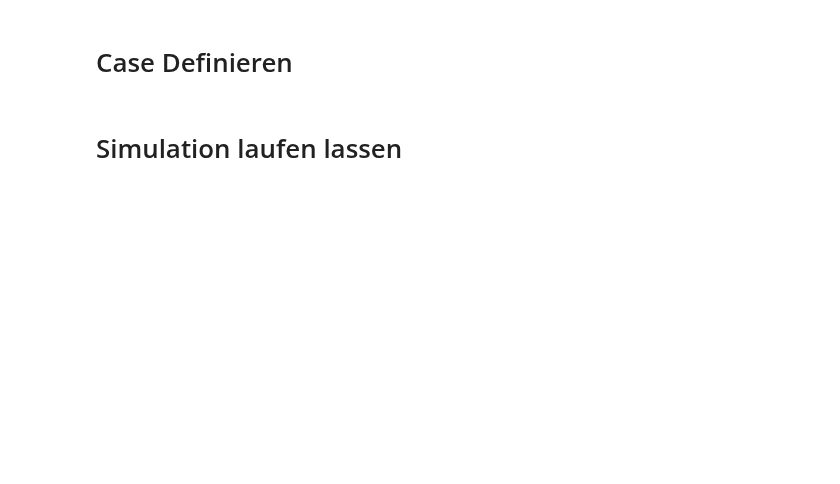
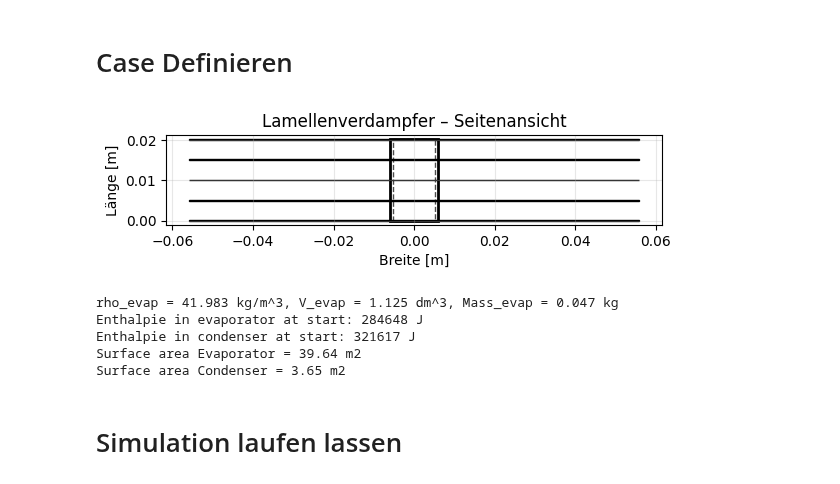
Before and after one commit to Lakito0100/MSE_VT1_luethluk, a Jupyter notebook: Examples/Example_Case_2 (F1)/Example_Case_2.ipynb, the cells around one changed output. Cells and saved outputs as stored; diff of their text form; code cells hidden in the pictures; blank space fills up the shorter version.

```diff
--- a/Examples/Example_Case_2 (F1)/Example_Case_2.ipynb
+++ b/Examples/Example_Case_2 (F1)/Example_Case_2.ipynb
@@ -33,12 +33,12 @@ rho_amb_in = 1.0 / HAPropsSI("Vha","T",T_a+273.15,"P",P,"R",RH)
 
 refrigerant = "R134a"
 #at evaportor
-x_evap = 0.45
+x_evap = 0.4
 p_ref_evap = PropsSI("P", "T", T_a + 273.15, "Q", 0, refrigerant)
 h_ref_evap = PropsSI("H", "T", T_a + 273.15, "Q", x_evap, refrigerant)
 
 #at condenser
-x_cond = 0.45
+x_cond = 0.4
 p_ref_cond = PropsSI("P", "T", T_in_water + 273.15, "Q", 0, refrigerant)
 h_ref_cond = PropsSI("H", "T", T_in_water + 273.15, "Q", x_cond, refrigerant)
 
@@ -62,6 +62,7 @@ geom = FinnTubedHX(
 gs = GridShape(
     t_end = 4*60.0,      # s endtime
     dt = 0.1,           # s time step
+    print_output_every_x_it = 20,
     store_grid_every_x_it = 100,
 
     nx = 100,
@@ -125,33 +126,40 @@ HP = HeatPump(
     A_flow_cond = 0.01,
     t_plate = 0.001,
     height_cond=1.0,
     length_cond=0.5,
     n_plates=22,
     A_plate = 3.65,
     c_plate = 500,
     rho_plate = 8000.0,
     lamda_plate = 50.0,
 
     #water
     T_in_water = T_in_water,
     m_water = 10.0,
     c_water = 4200,
     rho_water = 997,
 
     #vent controller
     use_controller = True
 )
 plot.plot_finned_tube_side(geom)
 
 V_evap = (geom.n_fin * geom.l_tube() * ((geom.d_rohr_i())**2) / 4) * geom.n_seg_l * geom.n_seg_r * geom.stacks
 rho_evap = PropsSI("D", "T", T_a + 273.15, "Q", x_evap, refrigerant)
 print(f"rho_evap = {rho_evap:.3f} kg/m^3, V_evap = {V_evap*1000:.3f} dm^3, Mass_evap = {rho_evap * V_evap:.3f} kg")
 
 print(f"Enthalpie in evaporator at start: {h_ref_evap:.0f} J")
 print(f"Enthalpie in condenser at start: {h_ref_cond:.0f} J")
 
 print(f"Surface area Evaporator = {geom.A_one_segment()*geom.n_seg_r*geom.n_seg_l*geom.stacks:.2f} m2")
 print(f"Surface area Condenser = {HP.A_plate:.2f} m2")
+# %% [output]
+[figure, added]
+rho_evap = 41.983 kg/m^3, V_evap = 1.125 dm^3, Mass_evap = 0.047 kg
+Enthalpie in evaporator at start: 284648 J
+Enthalpie in condenser at start: 321617 J
+Surface area Evaporator = 39.64 m2
+Surface area Condenser = 3.65 m2
 # %% [markdown]
 # Simulation laufen lassen
 # %%
```
Also changed, not shown: parts of 1 cell of this notebook, 3 other files.
